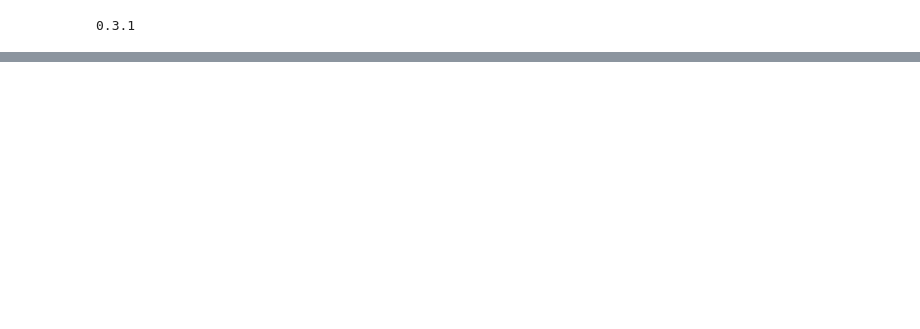
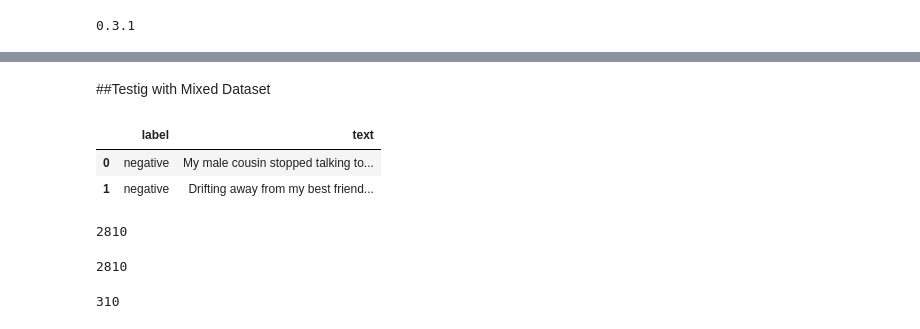
Before and after one commit to L-ansari/Natural-Language-Processing-tasks, a Jupyter notebook: attentionLstmUpdated.ipynb, the cells around one changed output, grey strips where cells are left out. Cells and saved outputs as stored; diff of their text form; code cells hidden in the pictures; blank space fills up the shorter version.

```diff
--- a/attentionLstmUpdated.ipynb
+++ b/attentionLstmUpdated.ipynb
@@ -439,0 +807,19 @@ Sentiment: Positive
+# %% [markdown]
+##Testig with Mixed Dataset
+# %%
+Mixed= pd.read_csv(Path('/content/drive/My Drive/DSP/data/bachelor/Mixed.csv'))
+Mixed.head(2)
+# %% [output]
+|  | label | text |
+| 0 | negative | My male cousin stopped talking to... |
+| 1 | negative | Drifting away from my best friend... |
+# %%
+Mixed.shape[0]
+# %% [output]
+2810
+# %%
+# Shuffle the reddit data set and split to train and test. Train will be later devided to train and validation.
+Mixed = Mixed.sample(frac=1).reset_index(drop=True)
+Mixed.shape[0]
+# %% [output]
+2810
@@ -439,0 +829,4 @@ Sentiment: Positive
+# %%
+Mixed_test.shape[0]
+# %% [output]
+310
```
Also changed, not shown: parts of 51 cells of this notebook.
